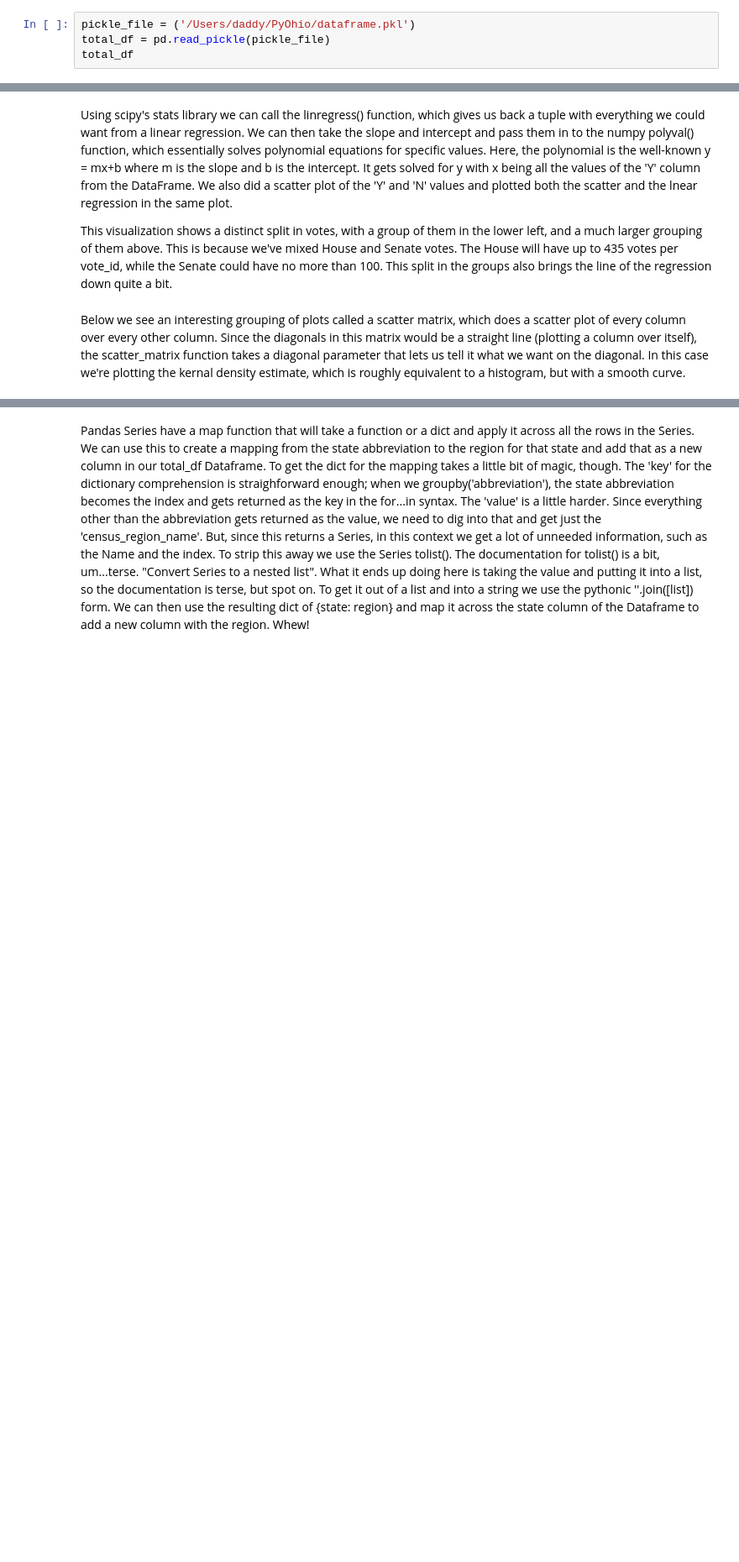
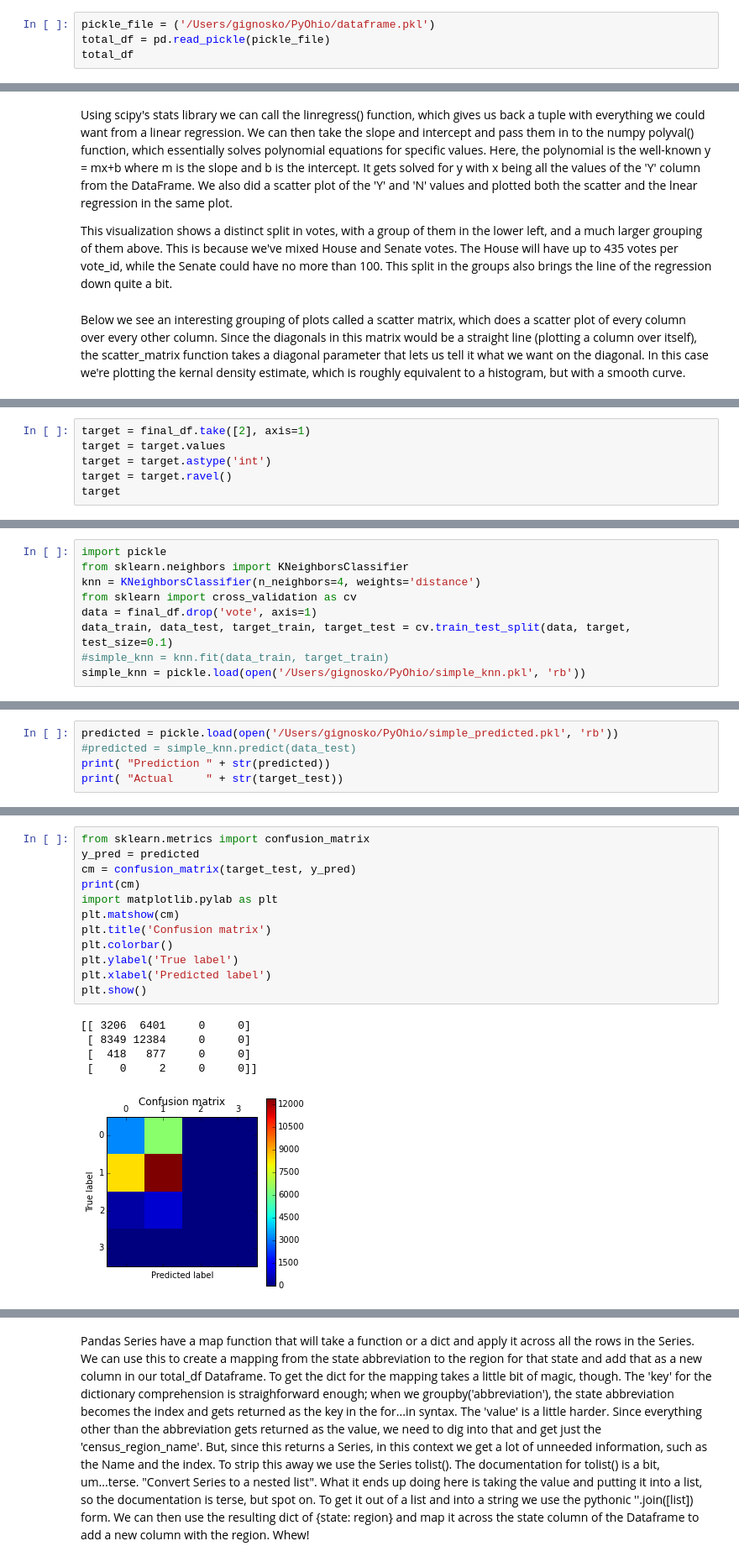
Before and after one commit to gignosko/PyOhio, a Jupyter notebook: PyOhio.ipynb, the cells around one changed output, grey strips where cells are left out. Shown: that part at 84% size. Drawn from its saved outputs; the diff is of its cells as text; blank space fills up the shorter version.

Commit message:
Now with pickles

```diff
--- a/PyOhio.ipynb
+++ b/PyOhio.ipynb
@@ -142,6 +236,6 @@ for x in os.walk(votes):
     counter = counter + 1
 votes_df.to_pickle('/Users/gignosko/PyTN/dataframe.pkl')# change this path, too.
 # %%
-pickle_file = ('/Users/daddy/PyOhio/dataframe.pkl')
+pickle_file = ('/Users/gignosko/PyOhio/dataframe.pkl')
 total_df = pd.read_pickle(pickle_file)
 total_df
@@ -276,0 +666,6 @@ So, now we need to rework our data so it makes sense to a KNN classifier. We're
+# %%
+target = final_df.take([2], axis=1)
+target = target.values
+target = target.astype('int')
+target = target.ravel()
+target
@@ -276,0 +676,9 @@ So, now we need to rework our data so it makes sense to a KNN classifier. We're
+# %%
+import pickle
+from sklearn.neighbors import KNeighborsClassifier
+knn = KNeighborsClassifier(n_neighbors=4, weights='distance')
+from sklearn import cross_validation as cv
+data = final_df.drop('vote', axis=1)
+data_train, data_test, target_train, target_test = cv.train_test_split(data, target, test_size=0.1)
+#simple_knn = knn.fit(data_train, target_train)
+simple_knn = pickle.load(open('/Users/gignosko/PyOhio/simple_knn.pkl', 'rb'))
@@ -276,0 +692,5 @@ So, now we need to rework our data so it makes sense to a KNN classifier. We're
+# %%
+predicted = pickle.load(open('/Users/gignosko/PyOhio/simple_predicted.pkl', 'rb'))
+#predicted = simple_knn.predict(data_test)
+print( "Prediction " + str(predicted))
+print( "Actual     " + str(target_test))
@@ -277 +719,19 @@ So, now we need to rework our data so it makes sense to a KNN classifier. We're
+# %%
+from sklearn.metrics import confusion_matrix
+y_pred = predicted
+cm = confusion_matrix(target_test, y_pred)
+print(cm)
+import matplotlib.pylab as plt
+plt.matshow(cm)
+plt.title('Confusion matrix')
+plt.colorbar()
+plt.ylabel('True label')
+plt.xlabel('Predicted label')
+plt.show()
+# %% [output]
+[[ 3206  6401     0     0]
+ [ 8349 12384     0     0]
+ [  418   877     0     0]
+ [    0     2     0     0]]
+[figure, added]
 # %%
```
Also changed, not shown: parts of 75 cells of this notebook, 6 other files.
